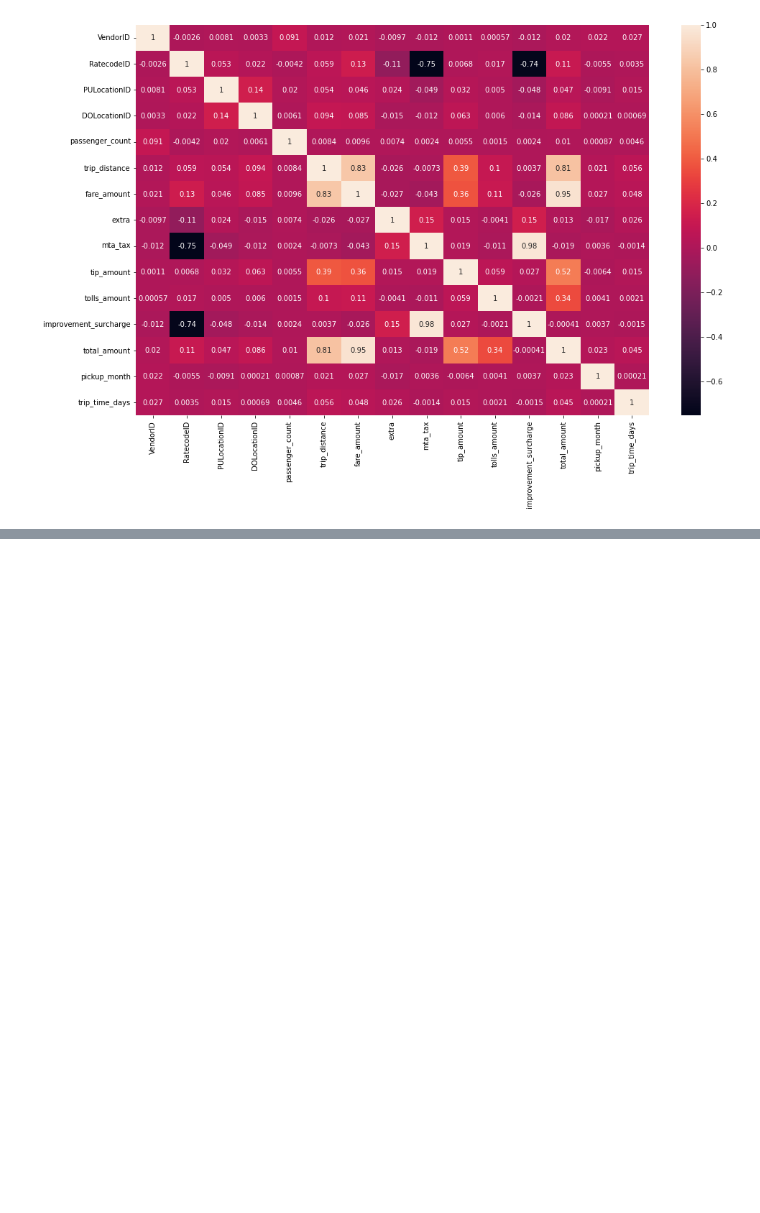
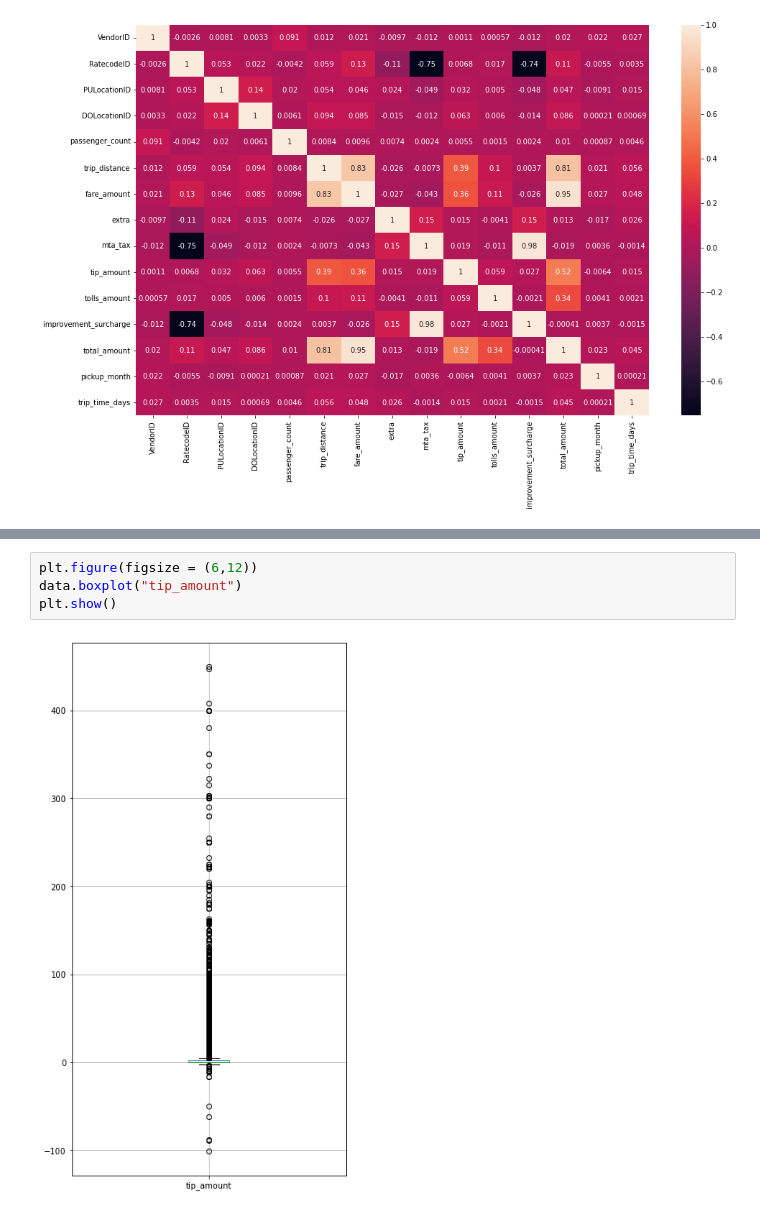
Before and after one commit to abdelrahmanbadoaayad/NYC_TAXI_ANALYSIS, a Jupyter notebook: NYC_taxi_2017.ipynb, the cells around one changed output, grey strips where cells are left out. Cells and saved outputs as stored; diff of their text form; blank space fills up the shorter version.

```diff
--- a/NYC_taxi_2017.ipynb
+++ b/NYC_taxi_2017.ipynb
@@ -470,0 +512,6 @@ data.describe()
+# %%
+plt.figure(figsize = (6,12))
+data.boxplot("tip_amount")
+plt.show()
+# %% [output]
+[figure, added]
```
Also changed, not shown: parts of 13 cells of this notebook.
